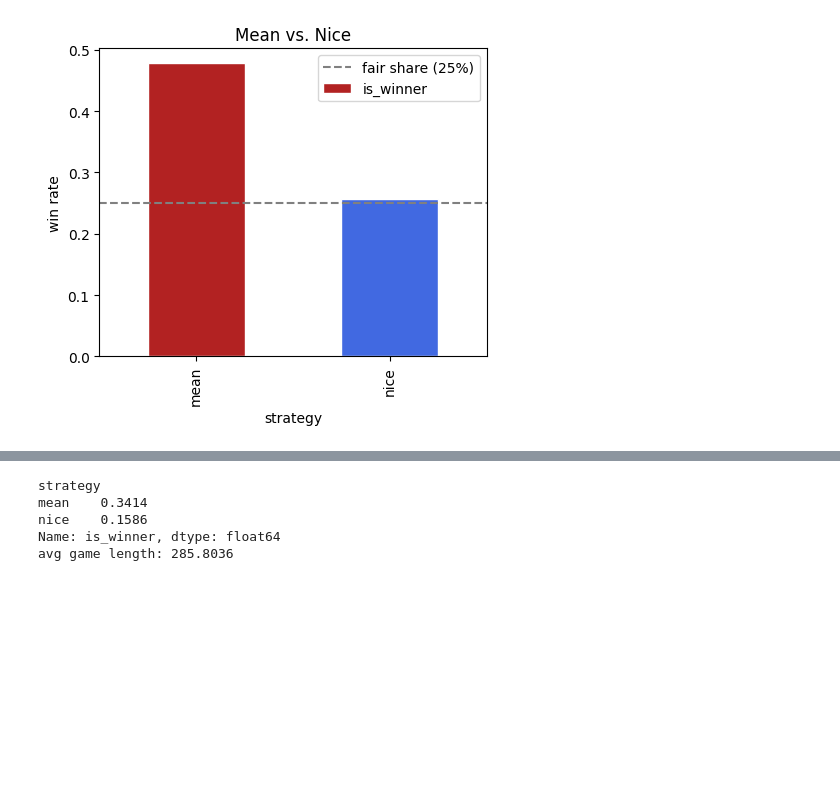
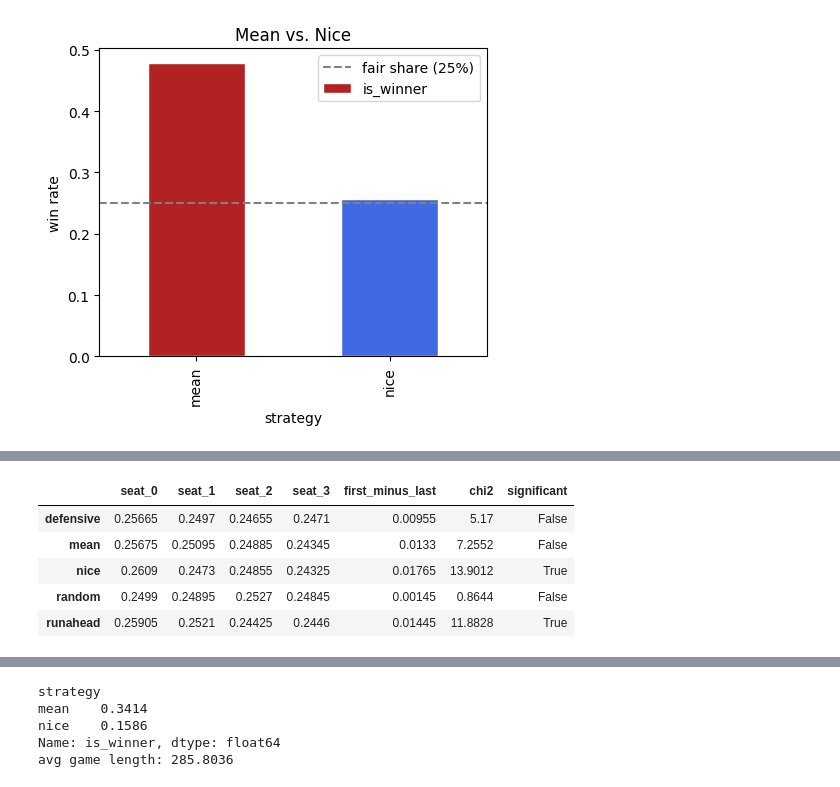
Before and after one commit to alvazi2/MAEDN, a Jupyter notebook: notebooks/research.ipynb, the cells around one changed output, grey strips where cells are left out. Cells and saved outputs as stored; diff of their text form; code cells hidden in the pictures; blank space fills up the shorter version.

```diff
--- a/notebooks/research.ipynb
+++ b/notebooks/research.ipynb
@@ -91,0 +111,21 @@ plt.show()
+# %%
+# Summary table: per-seat win rate + chi-square test, one row per strategy.
+rows = {}
+for s, exp in experiments.items():
+    adv = analysis.seat_advantage(exp)['win_rate']
+    test = analysis.seat_uniformity_test(exp)
+    row = {f'seat_{seat}': adv[seat] for seat in adv.index}
+    row['first_minus_last'] = adv.iloc[0] - adv.iloc[-1]
+    row['chi2'] = test['chi2']
+    row['significant'] = test['significant']
+    rows[s] = row
+
+summary = pd.DataFrame(rows).T
+summary.round(4)
+# %% [output]
+|  | seat_0 | seat_1 | seat_2 | seat_3 | first_minus_last | chi2 | significant |
+| defensive | 0.25665 | 0.2497 | 0.24655 | 0.2471 | 0.00955 | 5.17 | False |
+| mean | 0.25675 | 0.25095 | 0.24885 | 0.24345 | 0.0133 | 7.2552 | False |
+| nice | 0.2609 | 0.2473 | 0.24855 | 0.24325 | 0.01765 | 13.9012 | True |
+| random | 0.2499 | 0.24895 | 0.2527 | 0.24845 | 0.00145 | 0.8644 | False |
+| runahead | 0.25905 | 0.2521 | 0.24425 | 0.2446 | 0.01445 | 11.8828 | True |
```
Also changed, not shown: parts of 8 cells of this notebook, 2 other files.
